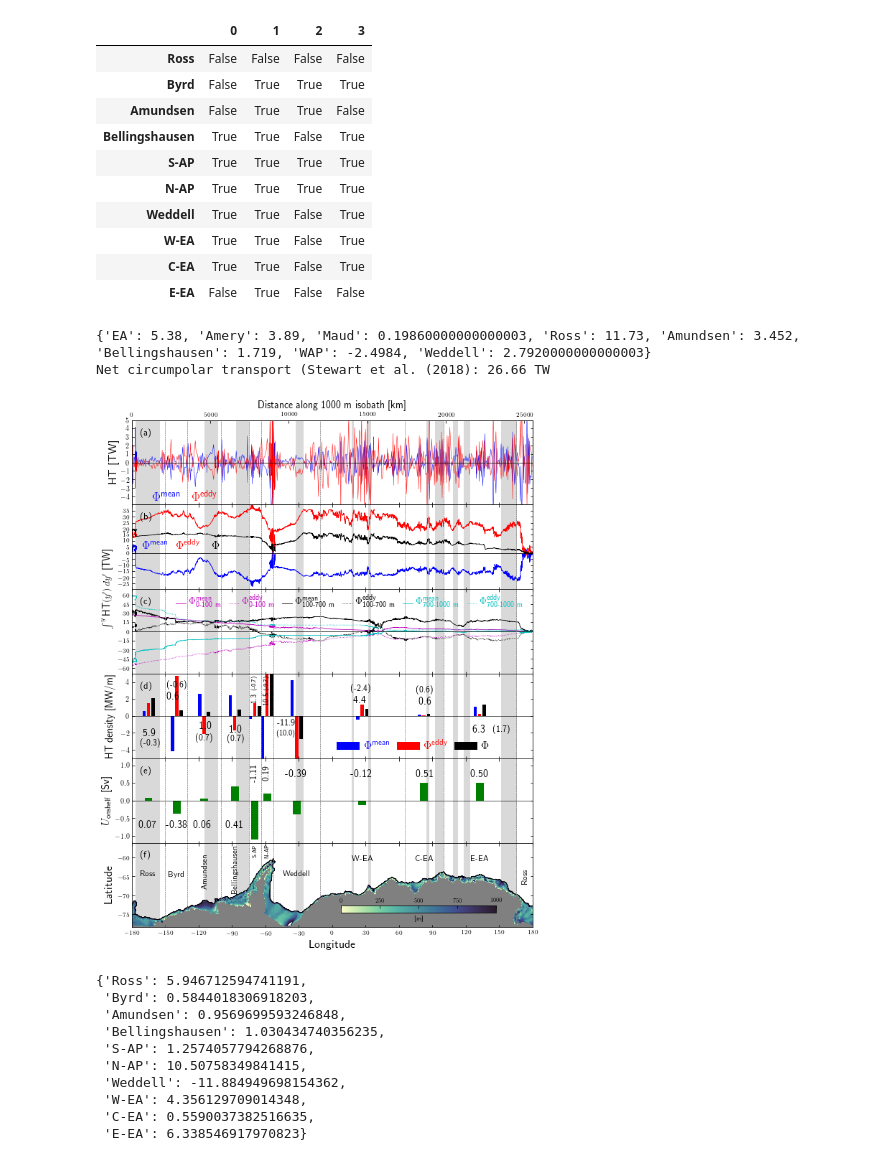
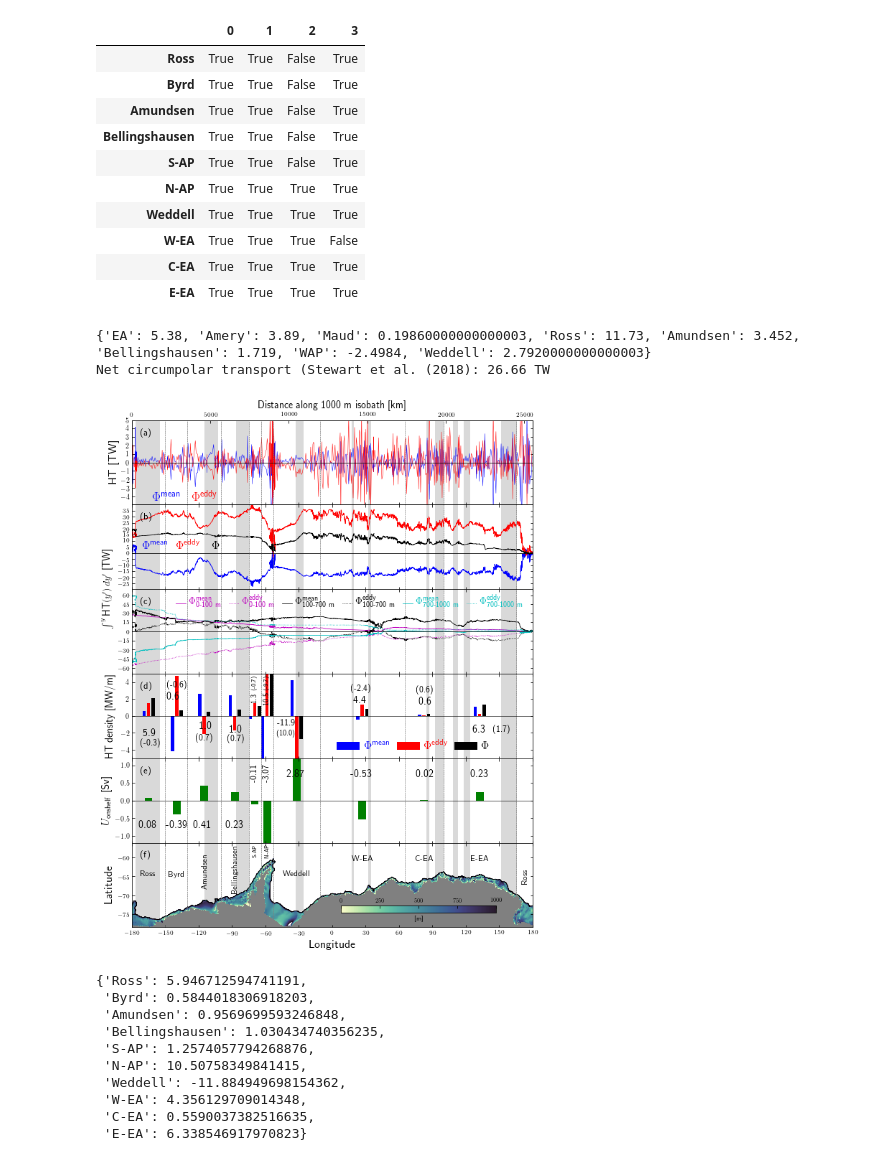
Before and after one commit to apaloczy/AntarcticaCircumpolarIntrusions, a Jupyter notebook: plot_figs/fig03_tableS1/fig03_tableS1.ipynb, the cells around one changed output. Saved outputs shown, nothing was run; the diff lists cells and outputs as text; code cells hidden in the pictures.

Commit message:
Fix segment-wise cross-isobath HT calculation and update Figure 3.

```diff
--- a/plot_figs/fig03_tableS1/fig03_tableS1.ipynb
+++ b/plot_figs/fig03_tableS1/fig03_tableS1.ipynb
@@ -173,9 +173,7 @@ _, uqxe_tstdavgx, _ = blkavg(d, uqxe_tstd, every=blkstd)
 uqxmseg_avg = dict()
 uqxeseg_avg = dict()
 uqxseg_avg = dict()
-uqxmseg_std = dict()
-uqxeseg_std = dict()
-uqxseg_std = dict()
+
 uqxseg_total = dict()
 uxseg_total = dict()
 
@@ -208,8 +206,9 @@ for seg in segs_lims.keys():
         fseg[idxl:idxr] = 1
         aux = dist[fseg]
         Lxseg = dist[idxr] - dist[idxl]
+
     fseg = np.bool8(fseg)
-
+    fseglr = fseg.copy()
     if REVERSED_XAXIS:
         fseg = np.flipud(fseg)
 
@@ -220,31 +219,23 @@ for seg in segs_lims.keys():
     uqxmseg = uqxm[fseg].sum()*TW2GW/Lxseg # Mean, [GW/km].
     uqxeseg = uqxe[fseg].sum()*TW2GW/Lxseg # Eddy, [GW/km].
     uqxseg_tot = uqx[fseg].sum()
-    uxseg0 = Ux0[:, fseg].sum(axis=1)
-    uxseg = Ux[:, fseg].sum(axis=1)
-    uqxmseg_totaltseries.update({seg:UQxm[:, fseg].sum(axis=1)*TW2GW/Lxseg}) # [GW/km]
-    uqxeseg_totaltseries.update({seg:UQxe[:, fseg].sum(axis=1)*TW2GW/Lxseg}) # [GW/km]
-    uqxseg_totaltseries.update({seg:UQx[:, fseg].sum(axis=1)*TW2GW/Lxseg}) # [GW/km].
-    uxseg_totaltseries.update({seg:uxseg})
+    uxseg = Ux[:, fseglr].sum(axis=1)
+    uqxmseg_totaltseries.update({seg:UQxm[:, fseglr].sum(axis=1)})#*TW2GW/Lxseg}) # [GW/km]
+    uqxeseg_totaltseries.update({seg:UQxe[:, fseglr].sum(axis=1)})#*TW2GW/Lxseg}) # [GW/km]
+    uqxseg_totaltseries.update({seg:UQx[:, fseglr].sum(axis=1)})#*TW2GW/Lxseg}) # [GW/km].
+    uxseg_totaltseries.update({seg:uxseg}) # [Sv].
     uqxseg = uqxseg_tot*TW2GW/Lxseg        # Total, [GW/km].
     uqxseg_total.update({seg:uqxseg_tot})  # [TW].
-    uxseg_total.update({seg:uxseg0})       # [Sv].
+    uxseg_total.update({seg:uxseg})        # [Sv].
     #
-    uqxmseg_monthly.update({seg:UQxm[:, fseg].sum(axis=1)})
-    uqxeseg_monthly.update({seg:UQxe[:, fseg].sum(axis=1)})
-    uqxseg_monthly.update({seg:UQx[:, fseg].sum(axis=1)})
-
-    # Standard deviations of the time-averaged heat transports averaged along each segment.
-    uqxmsegstd = uqxm_tstd[fseg].sum()*TW2GW/Lxseg
-    uqxesegstd = uqxe_tstd[fseg].sum()*TW2GW/Lxseg
-    uqxsegstd = uqx_tstd[fseg].sum()*TW2GW/Lxseg
+    uqxmseg_monthly.update({seg:UQxm[:, fseglr].sum(axis=1)})
+    uqxeseg_monthly.update({seg:UQxe[:, fseglr].sum(axis=1)})
+    uqxseg_monthly.update({seg:UQx[:, fseglr].sum(axis=1)})
 
     uqxmseg_avg.update({seg:uqxmseg})
     uqxeseg_avg.update({seg:uqxeseg})
     uqxseg_avg.update({seg:uqxseg})
-    uqxmseg_std.update({seg:uqxmsegstd})
-    uqxeseg_std.update({seg:uqxesegstd})
-    uqxseg_std.update({seg:uqxsegstd})
+
 plt.show()
 # Integral timescales of Ux, UQxm and UQxe (in months).
 nblk = 51 # Each block is 1 year long.
@@ -286,7 +277,7 @@ for seg in segnames:
     c = crosscorr(a, b, nblk)[1]
     idm = np.nanargmax(np.abs(c))
     col3.update({seg:(c[idm],idm)})
-    # MEan-eddy heat transport correlation.
+    # Mean-eddy heat transport correlation.
     a = uqxmseg_totaltseries[seg]
     b = uqxeseg_totaltseries[seg]
     c = crosscorr(a, b, nblk)[1]
@@ -383,16 +370,16 @@ table_S1.head(n=10)
 issig_table_S1.head(n=10)
 # %% [output]
 |  | 0 | 1 | 2 | 3 |
-| Ross | False | False | False | False |
-| Byrd | False | True | True | True |
-| Amundsen | False | True | True | False |
+| Ross | True | True | False | True |
+| Byrd | True | True | False | True |
+| Amundsen | True | True | False | True |
 | Bellingshausen | True | True | False | True |
-| S-AP | True | True | True | True |
+| S-AP | True | True | False | True |
 | N-AP | True | True | True | True |
-| Weddell | True | True | False | True |
-| W-EA | True | True | False | True |
-| C-EA | True | True | False | True |
-| E-EA | False | True | False | False |
+| Weddell | True | True | True | True |
+| W-EA | True | True | True | False |
+| C-EA | True | True | True | True |
+| E-EA | True | True | True | True |
 # %%
 # Estimate segment-averaged transports from Stewart et al. (2018)'s results.
 stewart_etal2018_transports_MWpermeter_at1000m_isob = {'EA':2, 'Amery':2.5, 'Maud':0.1, 'Ross':5, 'Amundsen':2, 'Bellingshausen':1.8, 'WAP':-2.4, 'Weddell':1} # [MW/m or GW/km].
@@ -661,7 +648,7 @@ if GET_HT_DIVERGENCE:
                 legtxt.set_color(legobj.get_facecolor())
         nseg+=1
 
-#     np.savez(head+'hflxmelt_onshelf_tseries.npz', uqxseg_onshore=uqxseg_total, uxseg_onshore=uxseg_total)
+    #np.savez(head+'hflxmelt_onshelf_tseries.npz', t=t, uqxseg_onshore=uqxseg_monthly, uqxmseg_onshore=uqxmseg_monthly, uqxeseg_onshore=uqxeseg_monthly, uxseg_onshore=uxseg_total)
 
     f_ashf_div = head+'hflxmelt_alongshelf_xwbry_tseries%dm.npz'%isob
     dd_ashf = np.load(f_ashf_div, encoding='bytes')
@@ -683,8 +670,7 @@ if GET_HT_DIVERGENCE:
         uxseg_ashf_conv.update({segn:-Uxdiv_ashf[segn]}) # Just switch sign convention (positive = along-shelf CONVERGENCE).
         uqxseg_ashf_conv.update({segn:-UQxdiv_ashf[segn]})
 
-#     np.savez(head+'hflxmelt_convergence_tseries.npz', uqxseg_onshore=uqxseg_total_conv, uxseg_onshore=uxseg_total_conv)
-    np.savez(head+'htadv_tseries.npz', t=t, uqx_alongshelf_convergence=uqxseg_ashf_conv, uqx_onshore=uqxseg_monthly, uqxm_onshore=uqxmseg_monthly, uqxe_onshore=uqxeseg_monthly)
+    #np.savez(head+'htadv_tseries.npz', t=t, uqx_alongshelf_convergence=uqxseg_ashf_conv, uqx_onshore=uqxseg_monthly, uqxm_onshore=uqxmseg_monthly, uqxe_onshore=uqxeseg_monthly)
 
 nseg=1
 barw = 7
@@ -761,34 +747,34 @@ ax[5].set_xlim((-180, 180))
 
 # Add shadings marking segments of O(100-1000 km) onshore HT.
 darkgray = [0.85]*3
 rects = [(-115.00, -102.34), (-86.00, -75.00), (-32.90, -25.645), (17.419, 19.742),
          (32.18, 35.08), (84.68, 87.097), (108.63, 112.99), (118.31, 124.12), (151.45, 166.21),
          (-176.52, -154.45), (92.32, 100.45)]
 for rect in rects:
     for a in [0, 1, 2, 3, 4, 5]:
         if a==5:
             zorder = -10
         else:
             zorder = -9999
         ax[a].axvspan(*rect, facecolor=darkgray, alpha=1, zorder=zorder)
 
 kwtxt0 = dict(fontsize=18, fontweight='black', transform=ax[0].transAxes)
 ax[0].text(0.05, 0.05, r'$\Phi^\text{mean}$', color='b', **kwtxt0)
 ax[0].text(0.15, 0.05, r'$\Phi^\text{eddy}$', color='r', **kwtxt0)
 kwtxt1 = dict(fontsize=16, fontweight='black', transform=ax[1].transAxes)
 ax[1].text(0.025, 0.47, r'$\Phi^\text{mean}$', color='b', **kwtxt1)
 ax[1].text(0.110, 0.47, r'$\Phi^\text{eddy}$', color='r', **kwtxt1)
 ax[1].text(0.200, 0.47, r'$\Phi$', color='k', **kwtxt1)
 
 _ = [axn.set_facecolor('w') for axn in ax.tolist()]
 plt.draw()
 plt.show()
 
 figname = 'fig_circphi_tmean.png'
 fig.savefig(figname, bbox_inches='tight', pad_inches=0.001, dpi=125)
 plt.show()
 # %% [output]
-[figure, old version]
+[figure, new version]
 # %%
 uqxseg_total
 # %% [output]
```
Also changed, not shown: parts of 3 cells of this notebook, 4 other files.
